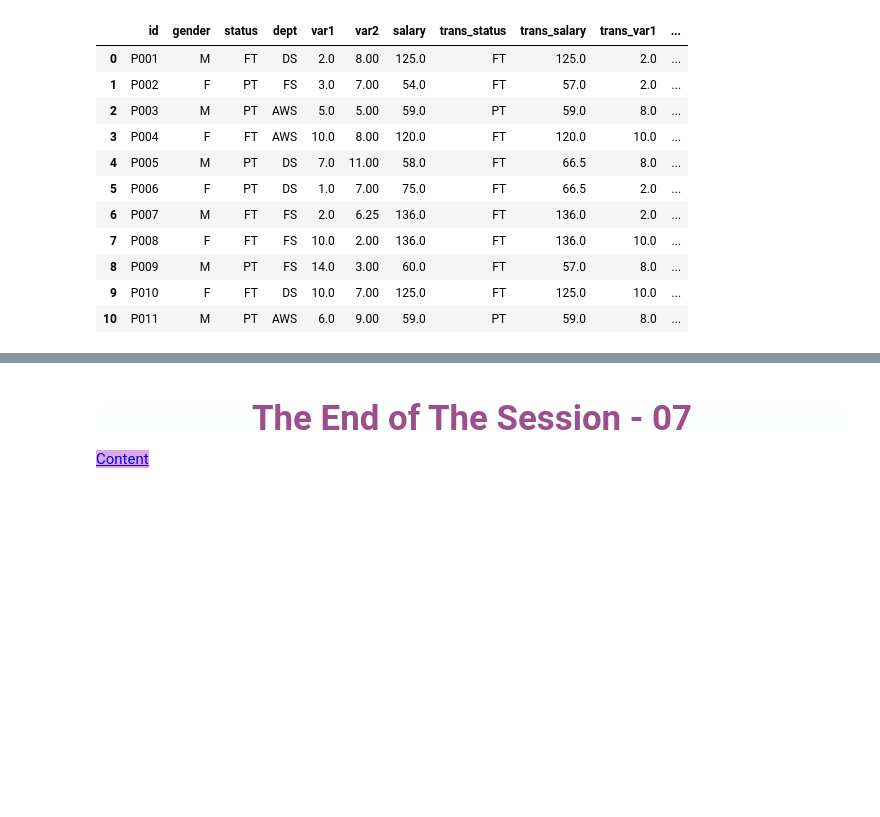
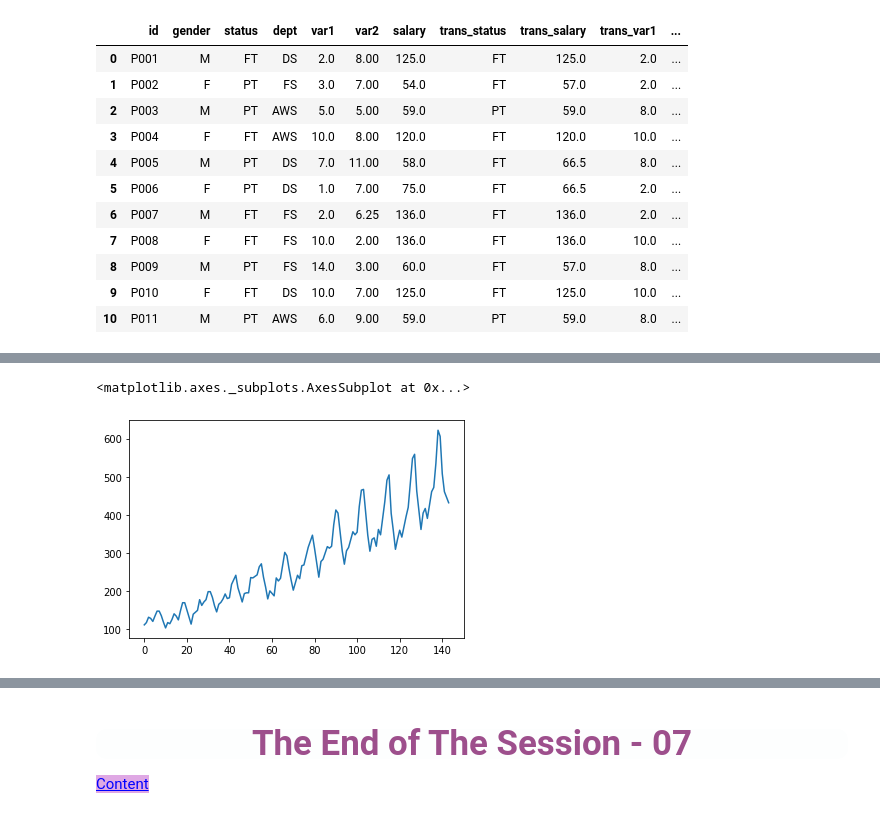
Before and after one commit to tadanur/Python-Assignments, a Jupyter notebook: DAwPy_S7_(Handling_with_Missing_Values)_student.ipynb, the cells around one changed output, grey strips where cells are left out. Drawn from its saved outputs; the diff is of its cells as text; code cells hidden in the pictures; blank space fills up the shorter version.

```diff
--- a/DAwPy_S7_(Handling_with_Missing_Values)_student.ipynb
+++ b/DAwPy_S7_(Handling_with_Missing_Values)_student.ipynb
@@ -1317,0 +1376,5 @@ Pandas **``dataframe.interpolate()``** function is basically used to fill NA val
+# %%
+flights_copy.passengers.interpolate().plot()
+# %% [output]
+<matplotlib.axes._subplots.AxesSubplot at 0x...>
+[figure, added]
```
Also changed, not shown: parts of 9 cells of this notebook.
